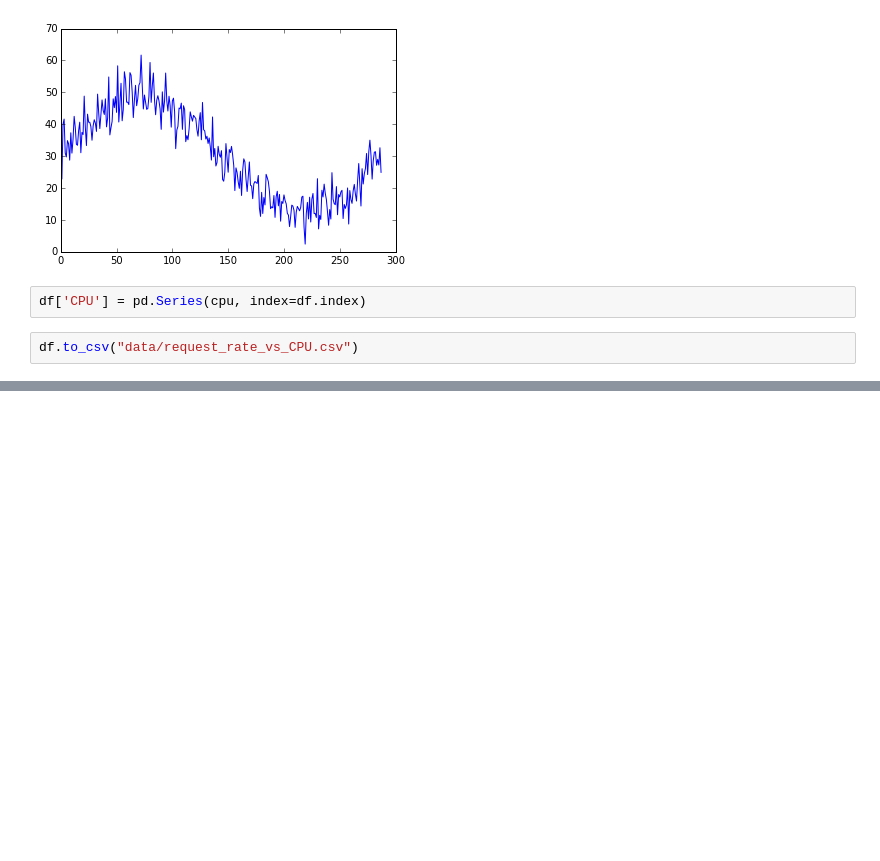
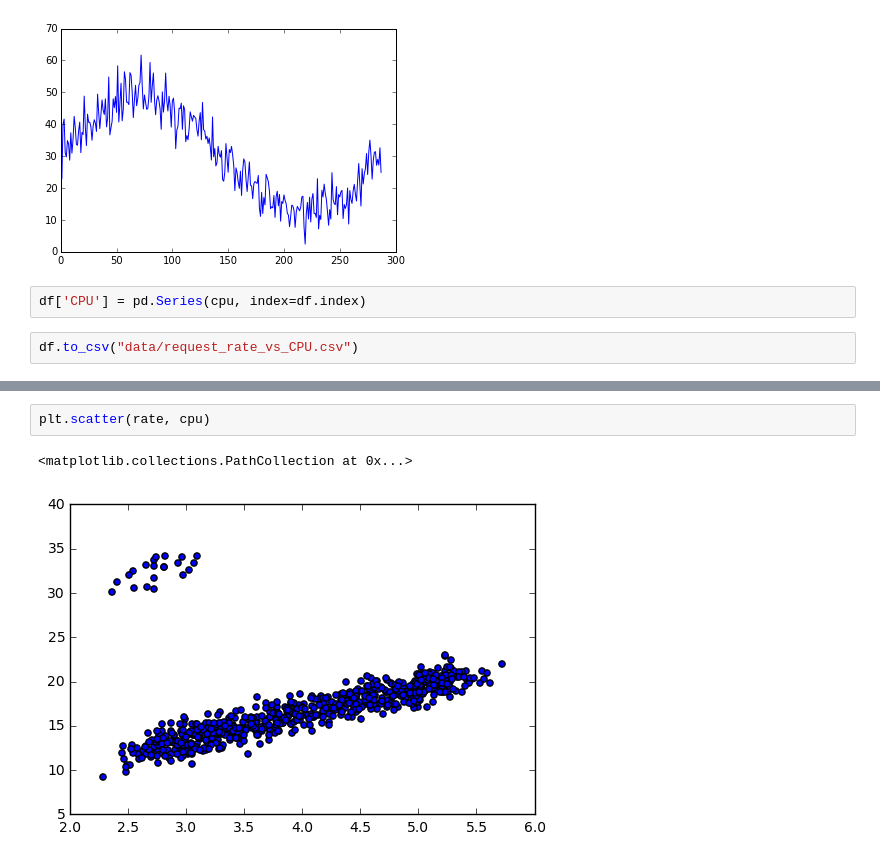
Before and after one commit to bartdevylder/bikecity-tutorial, a Jupyter notebook: Data generation.ipynb, the cells around one changed output, grey strips where cells are left out. Drawn from its saved outputs; the diff is of its cells as text; blank space fills up the shorter version.

```diff
--- a/Data generation.ipynb
+++ b/Data generation.ipynb
@@ -46,0 +86,5 @@ df.to_csv("data/request_rate_vs_CPU.csv")
+# %%
+plt.scatter(rate, cpu)
+# %% [output]
+<matplotlib.collections.PathCollection at 0x...>
+[figure, added]
```
Also changed, not shown: parts of 14 cells of this notebook, 5 other files.
